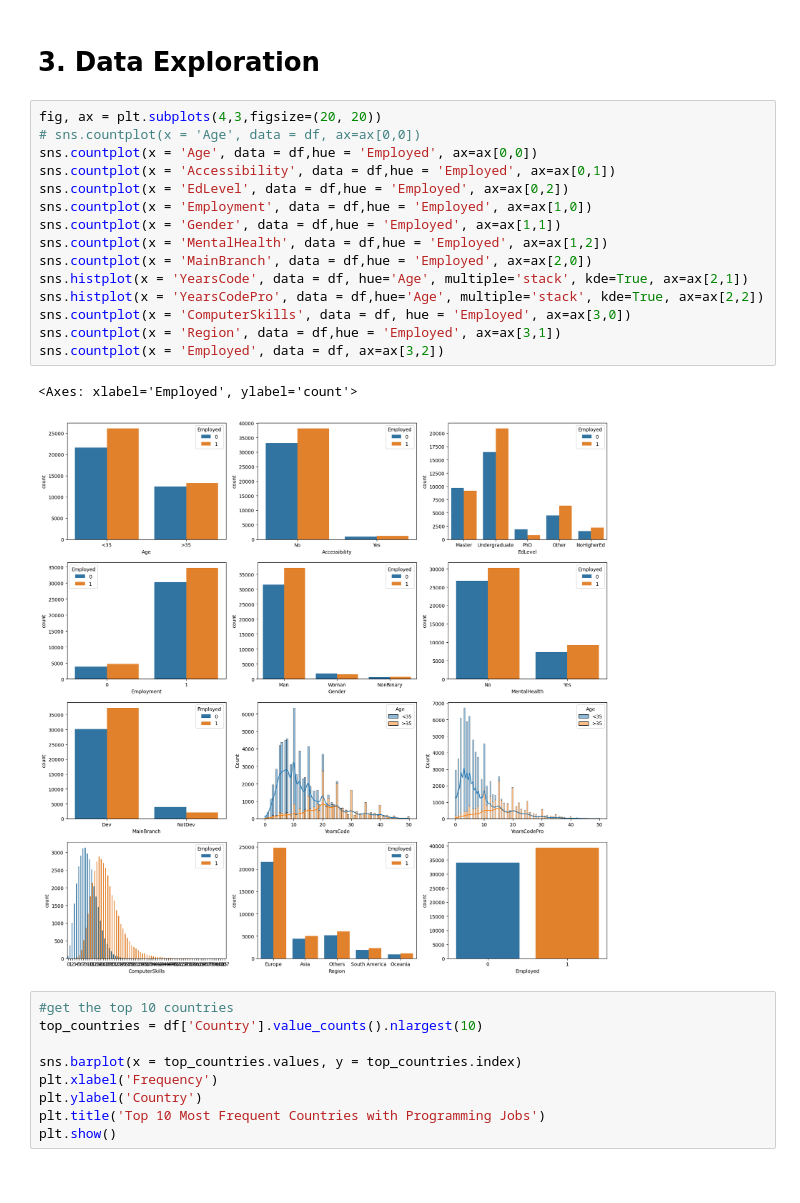
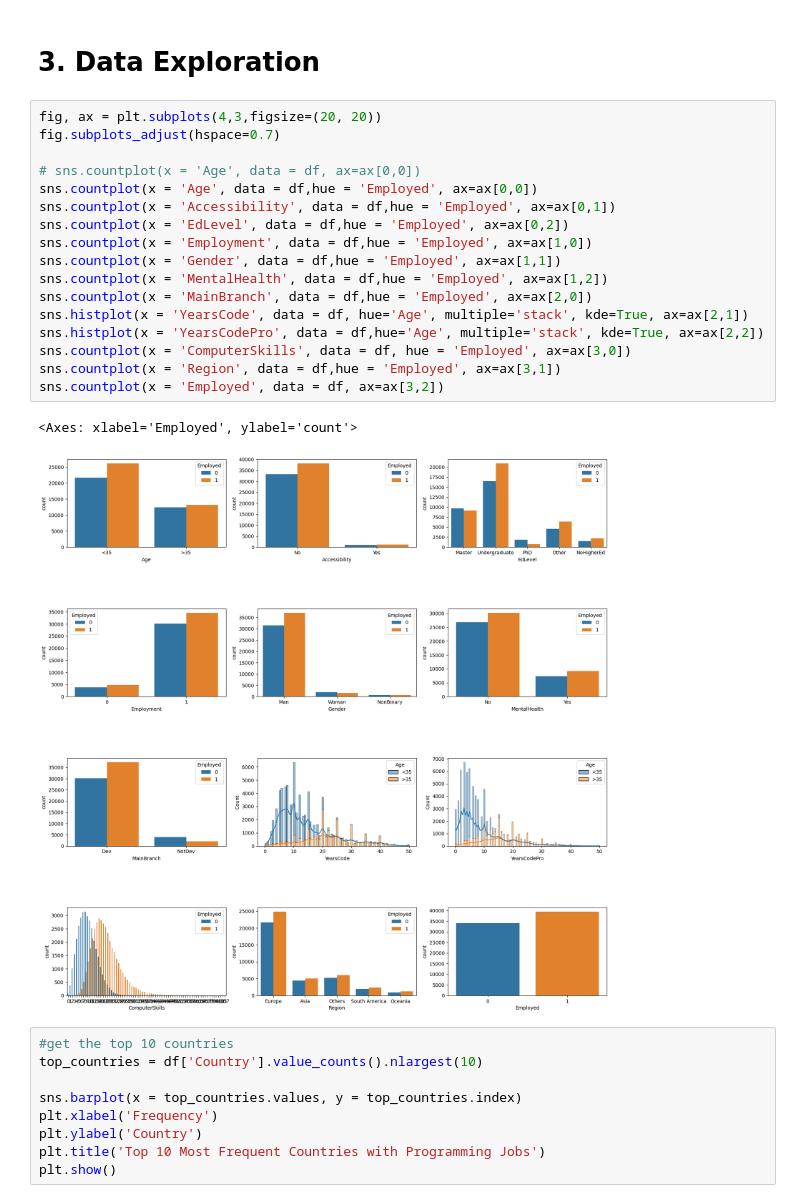
Before and after one commit to fitrijamsari/Data-Science-Projects, a Jupyter notebook: 06_Programming Job Application Prediction/job-application-prediction.ipynb, the cells around one changed output. Cells and saved outputs as stored; diff of their text form.

```diff
--- a/06_Programming Job Application Prediction/job-application-prediction.ipynb
+++ b/06_Programming Job Application Prediction/job-application-prediction.ipynb
@@ -297,22 +297,24 @@ Name: count, dtype: int64
 # 3. Data Exploration
 # %%
 fig, ax = plt.subplots(4,3,figsize=(20, 20))
+fig.subplots_adjust(hspace=0.7)
+
 # sns.countplot(x = 'Age', data = df, ax=ax[0,0])
 sns.countplot(x = 'Age', data = df,hue = 'Employed', ax=ax[0,0])
 sns.countplot(x = 'Accessibility', data = df,hue = 'Employed', ax=ax[0,1])
 sns.countplot(x = 'EdLevel', data = df,hue = 'Employed', ax=ax[0,2])
 sns.countplot(x = 'Employment', data = df,hue = 'Employed', ax=ax[1,0])
 sns.countplot(x = 'Gender', data = df,hue = 'Employed', ax=ax[1,1])
 sns.countplot(x = 'MentalHealth', data = df,hue = 'Employed', ax=ax[1,2])
 sns.countplot(x = 'MainBranch', data = df,hue = 'Employed', ax=ax[2,0])
 sns.histplot(x = 'YearsCode', data = df, hue='Age', multiple='stack', kde=True, ax=ax[2,1])
 sns.histplot(x = 'YearsCodePro', data = df,hue='Age', multiple='stack', kde=True, ax=ax[2,2])
 sns.countplot(x = 'ComputerSkills', data = df, hue = 'Employed', ax=ax[3,0])
 sns.countplot(x = 'Region', data = df,hue = 'Employed', ax=ax[3,1])
 sns.countplot(x = 'Employed', data = df, ax=ax[3,2])
 # %% [output]
 <Axes: xlabel='Employed', ylabel='count'>
-[figure, old version]
+[figure, new version]
 # %%
 #get the top 10 countries
 top_countries = df['Country'].value_counts().nlargest(10)
```
Also changed, not shown: 4 other files.
